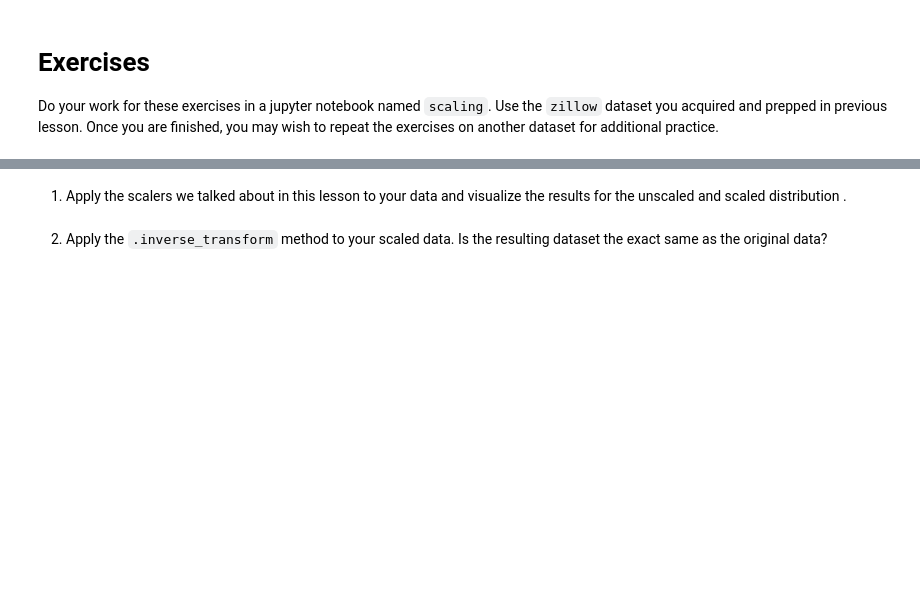
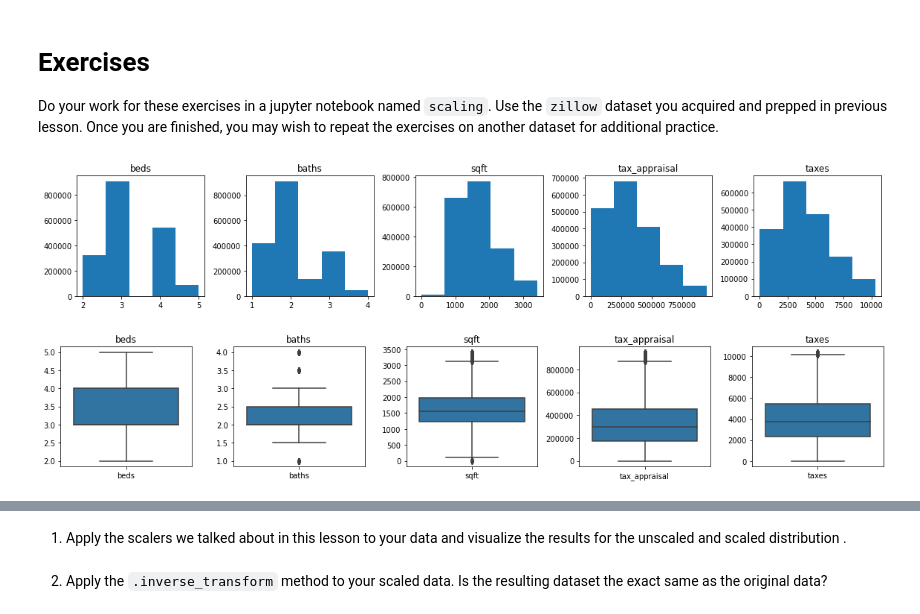
Before and after one commit to David-Howell/regression-exercises, a Jupyter notebook: scaling.ipynb, the cells around one changed output, grey strips where cells are left out. Saved outputs shown, nothing was run; the diff lists cells and outputs as text; code cells hidden in the pictures; blank space fills up the shorter version.

```diff
--- a/scaling.ipynb
+++ b/scaling.ipynb
@@ -5,0 +17,5 @@ from wrangle import wrangle_zillow
+# %%
+train, validate, test = wrangle_zillow()
+# %% [output]
+[figure, added]
+[figure, added]
```
Also changed, not shown: parts of 12 cells of this notebook.
